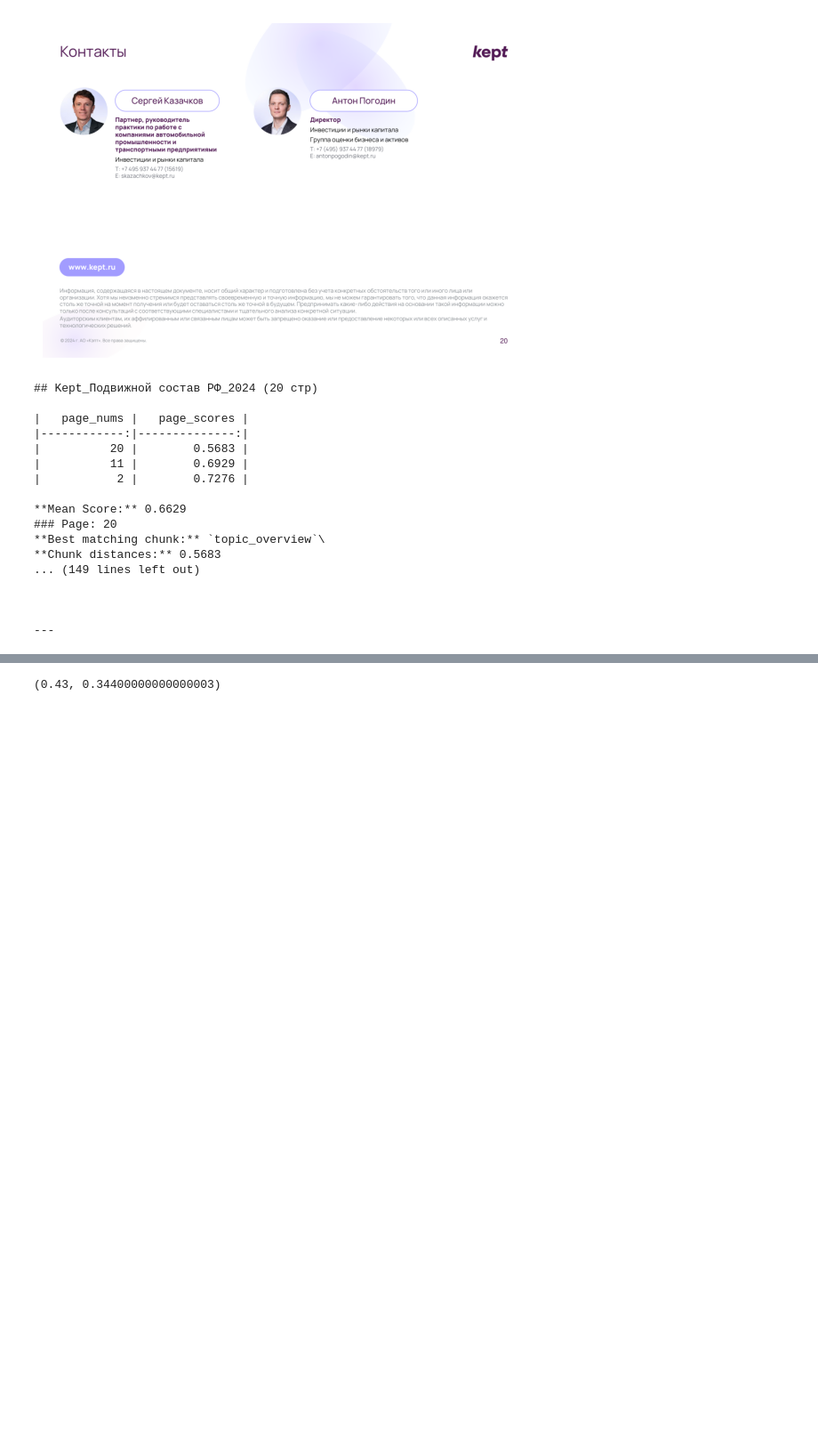
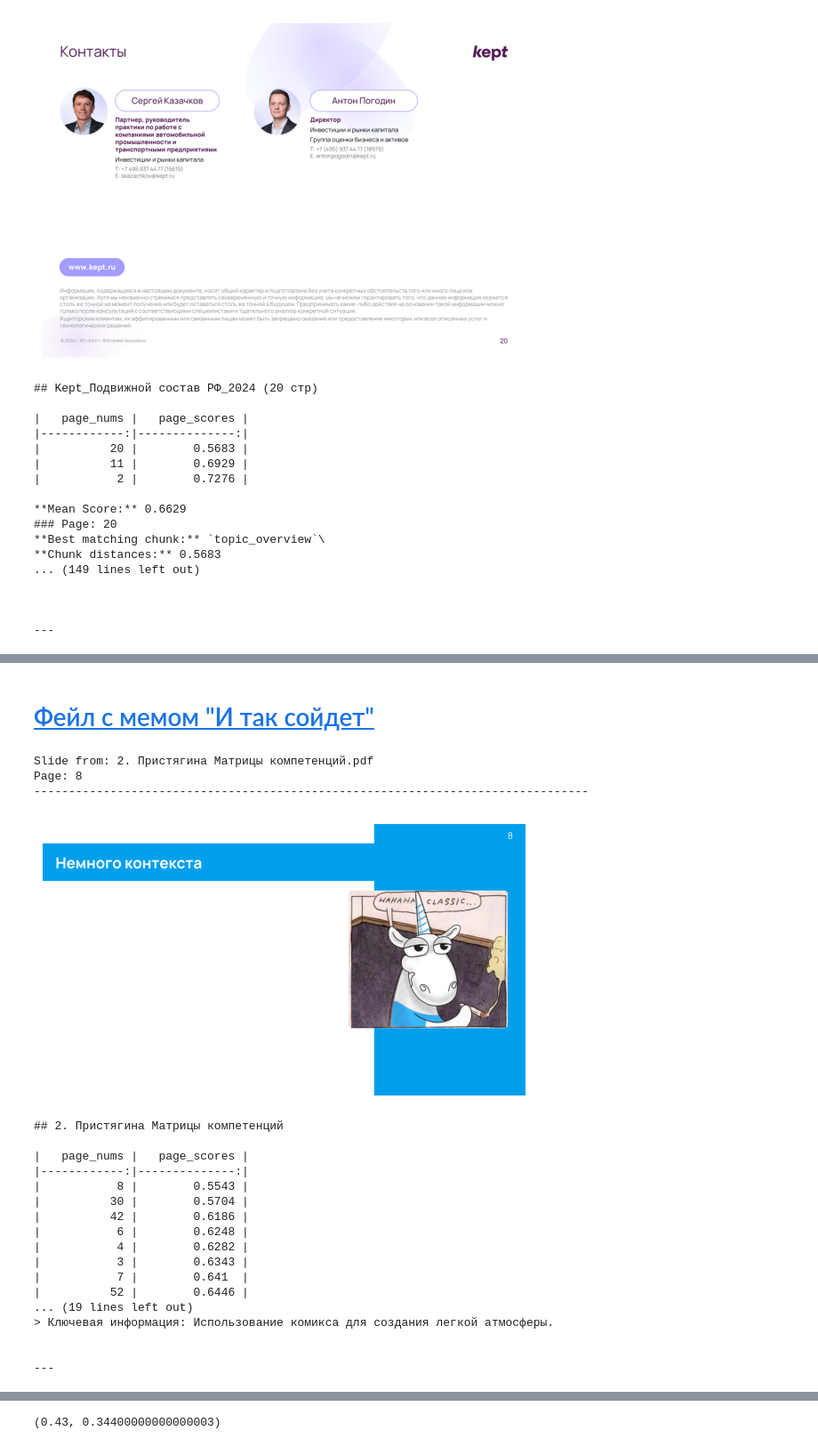
Before and after one commit to tambovtsev-io/presentation-search, a Jupyter notebook: notebooks/rag/chroma_metric_research.ipynb, the cells around one changed output, grey strips where cells are left out. Shown at 89% size. Cells and saved outputs as stored; diff of their text form; code cells hidden in the pictures; blank space fills up the shorter version.

```diff
--- a/notebooks/rag/chroma_metric_research.ipynb
+++ b/notebooks/rag/chroma_metric_research.ipynb
@@ -186,3 +367,37 @@ Page: 1
 
 
 ---
+# %% [markdown]
+# <a id='toc4_'></a>[Фейл с мемом "И так сойдет"](#toc0_)
+# %%
+results = storage.search_query_presentations(
+    "Презентация в которой был мем с Вовочкой (и так сойдет)",
+    n_results=30,
+    scorer=HyperbolicScorer()
+)
+r = results[0]
+display_search_result_page(r.best_slide, display_text=False)
+text = format_presentation_results(r, n_pages=1)
+print(text)
+# %% [output]
+Slide from: 2. Пристягина Матрицы компетенций.pdf
+Page: 8
+--------------------------------------------------------------------------------
+[figure, added]
+## 2. Пристягина Матрицы компетенций
+
+|   page_nums |   page_scores |
+|------------:|--------------:|
+|           8 |        0.5543 |
+|          30 |        0.5704 |
+|          42 |        0.6186 |
+|           6 |        0.6248 |
+|           4 |        0.6282 |
+|           3 |        0.6343 |
+|           7 |        0.641  |
+|          52 |        0.6446 |
+... (19 lines left out)
+> Ключевая информация: Использование комикса для создания легкой атмосферы.
+
+
+---
```
Also changed, not shown: parts of 31 cells of this notebook, 3 other files.
